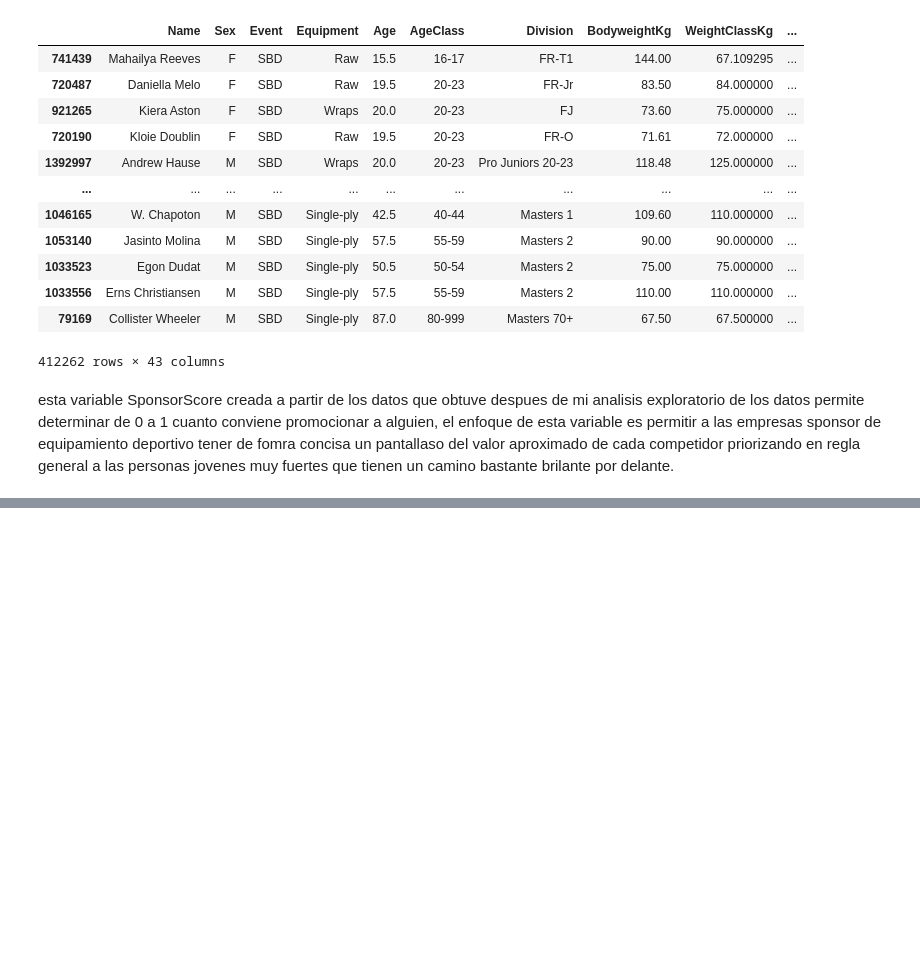
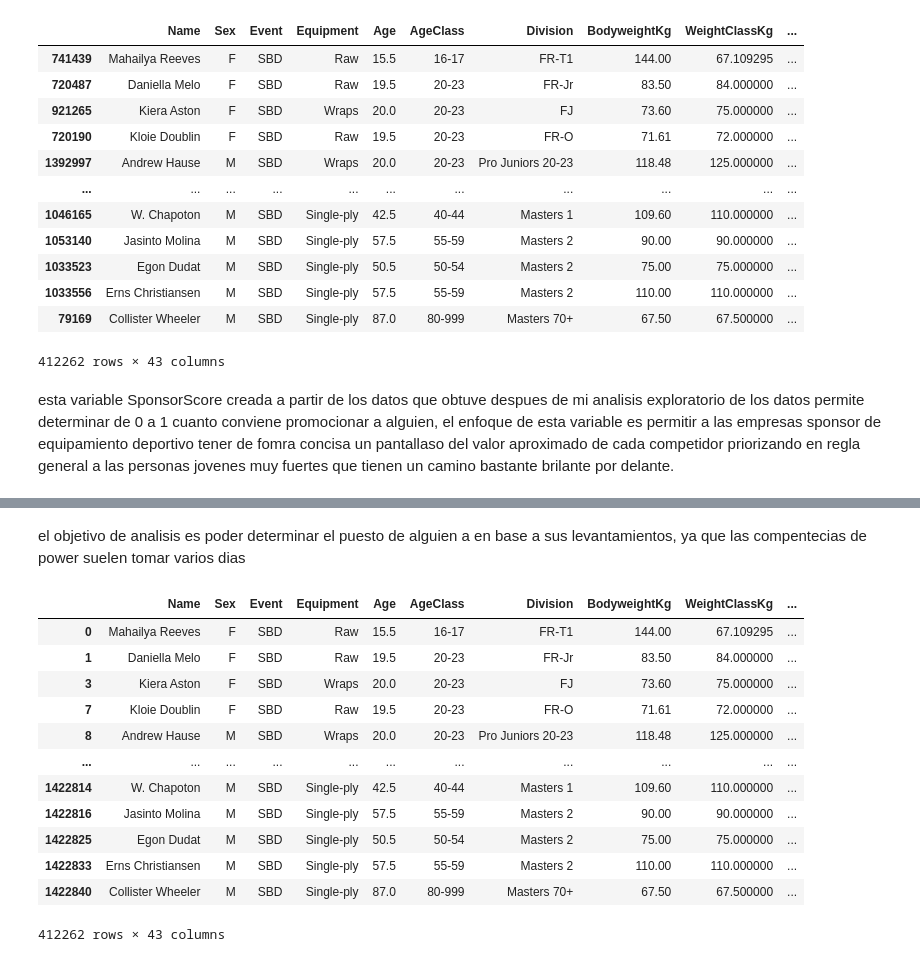
Before and after one commit to matiespinel/proyecto-coder, a Jupyter notebook: PrimeraEntrega_MatiasEspinel.ipynb, the cells around one changed output, grey strips where cells are left out. Saved outputs shown, nothing was run; the diff lists cells and outputs as text; code cells hidden in the pictures; blank space fills up the shorter version.

```diff
--- a/PrimeraEntrega_MatiasEspinel.ipynb
+++ b/PrimeraEntrega_MatiasEspinel.ipynb
@@ -608,0 +639,18 @@ df_top_SpSc.to_csv("datos_entreno", index= False)
+# %% [markdown]
+el objetivo de analisis es poder determinar el puesto de alguien a en base a sus levantamientos, ya que las compentecias de power suelen tomar varios dias
+# %%
+df_pt2
+# %% [output]
+|  | Name | Sex | Event | Equipment | Age | AgeClass | Division | BodyweightKg | WeightClassKg | ... |
+| 0 | Mahailya Reeves | F | SBD | Raw | 15.5 | 16-17 | FR-T1 | 144.00 | 67.109295 | ... |
+| 1 | Daniella Melo | F | SBD | Raw | 19.5 | 20-23 | FR-Jr | 83.50 | 84.000000 | ... |
+| 3 | Kiera Aston | F | SBD | Wraps | 20.0 | 20-23 | FJ | 73.60 | 75.000000 | ... |
+| 7 | Kloie Doublin | F | SBD | Raw | 19.5 | 20-23 | FR-O | 71.61 | 72.000000 | ... |
+| 8 | Andrew Hause | M | SBD | Wraps | 20.0 | 20-23 | Pro Juniors 20-23 | 118.48 | 125.000000 | ... |
+| ... | ... | ... | ... | ... | ... | ... | ... | ... | ... | ... |
+| 1422814 | W. Chapoton | M | SBD | Single-ply | 42.5 | 40-44 | Masters 1 | 109.60 | 110.000000 | ... |
+| 1422816 | Jasinto Molina | M | SBD | Single-ply | 57.5 | 55-59 | Masters 2 | 90.00 | 90.000000 | ... |
+| 1422825 | Egon Dudat | M | SBD | Single-ply | 50.5 | 50-54 | Masters 2 | 75.00 | 75.000000 | ... |
+| 1422833 | Erns Christiansen | M | SBD | Single-ply | 57.5 | 55-59 | Masters 2 | 110.00 | 110.000000 | ... |
+| 1422840 | Collister Wheeler | M | SBD | Single-ply | 87.0 | 80-999 | Masters 70+ | 67.50 | 67.500000 | ... |
+412262 rows × 43 columns
```
Also changed, not shown: parts of 19 cells of this notebook, 2 other files.
